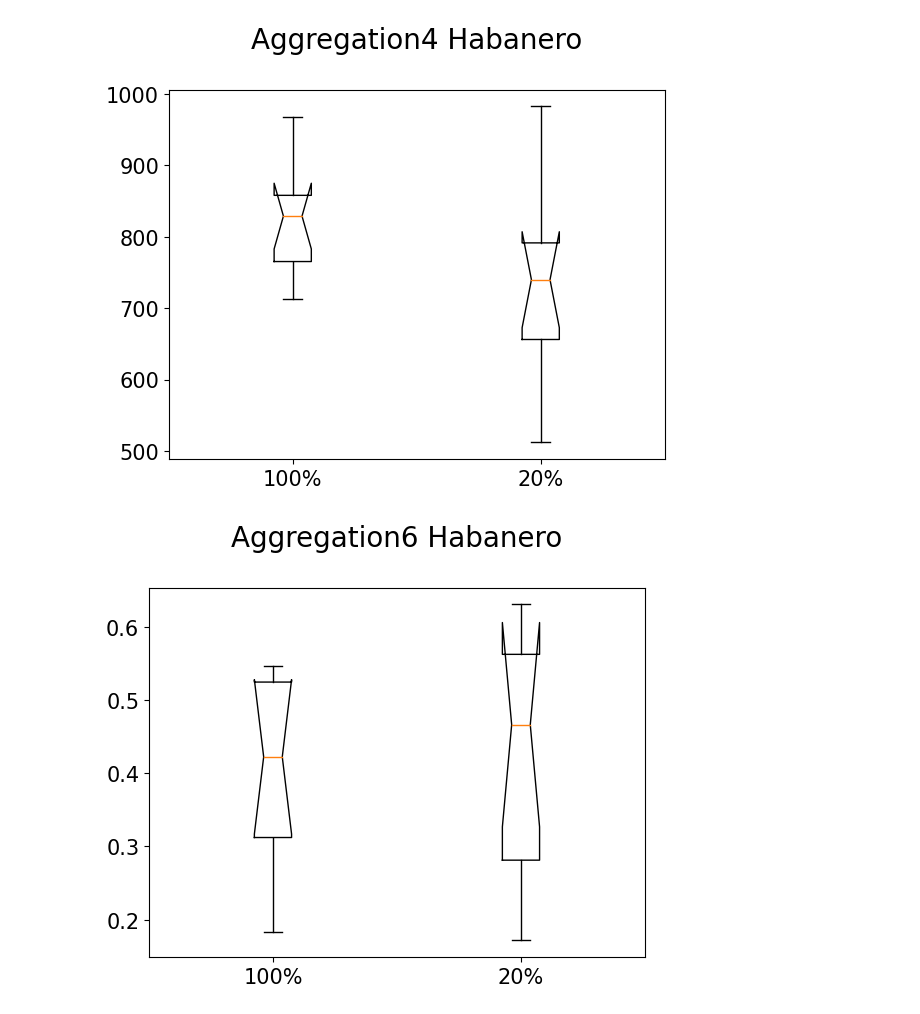
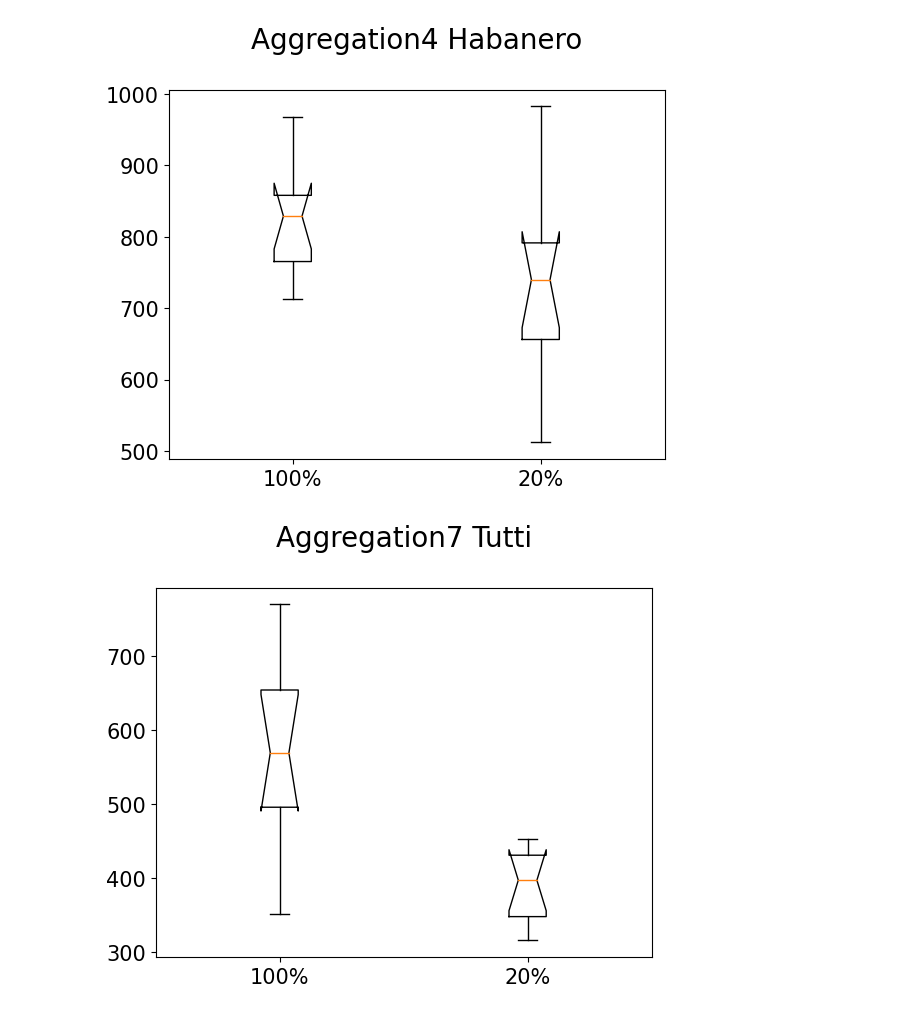
Before and after one commit to juanpabmedina/heterogenity_habanero_loopfunctions, a Jupyter notebook: data/data_analysis.ipynb, the cells around one changed output. Drawn from its saved outputs; the diff is of its cells as text; code cells hidden in the pictures.

```diff
--- a/data/data_analysis.ipynb
+++ b/data/data_analysis.ipynb
@@ -128,7 +125,7 @@ plot_data2([data1,data5], 'Aggregation4 Habanero')
 # %% [output]
 [figure]
 # %%
-[data1,data5] = obtain_data2(csv_file_path = 'score.csv', mission_name='aggregation6_habanero')
-plot_data2([data1,data5], 'Aggregation6 Habanero')
+[data1,data5] = obtain_data2(csv_file_path = 'score.csv', mission_name='aggregation7_tutti')
+plot_data2([data1,data5], 'Aggregation7 Tutti')
 # %% [output]
-[figure, old version]
+[figure, new version]
```
Also changed, not shown: parts of 3 cells of this notebook, 8 other files.
